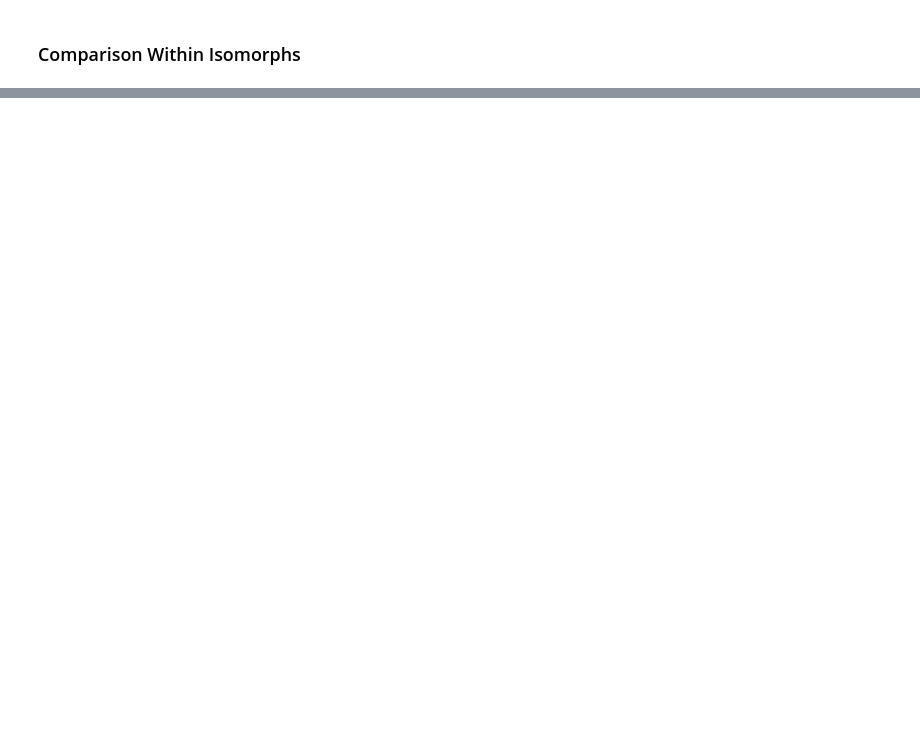
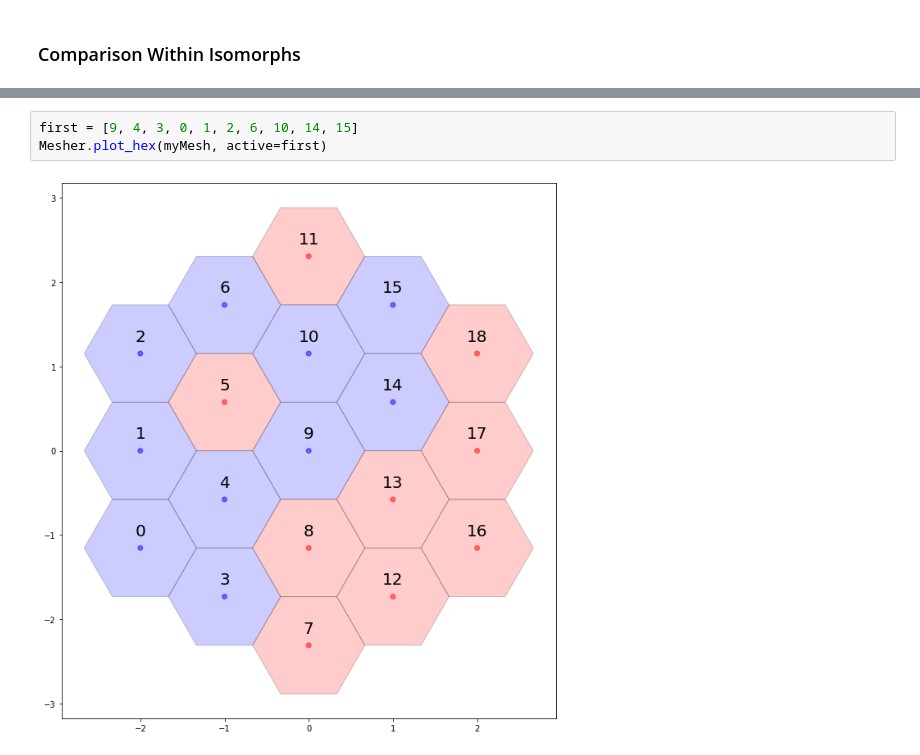
Before and after one commit to martinventer/supreme-lamp, a Jupyter notebook: Hex_mesh_MCMC_isomporphs.ipynb, the cells around one changed output, grey strips where cells are left out. Drawn from its saved outputs; the diff is of its cells as text; blank space fills up the shorter version.

```diff
--- a/Hex_mesh_MCMC_isomporphs.ipynb
+++ b/Hex_mesh_MCMC_isomporphs.ipynb
@@ -197,0 +226,5 @@ Morph [9, 13, 17, 14]
+# %%
+first = [9, 4, 3, 0, 1, 2, 6, 10, 14, 15]
+Mesher.plot_hex(myMesh, active=first)
+# %% [output]
+[figure, added]
```
Also changed, not shown: parts of 13 cells of this notebook, 1 other file.
